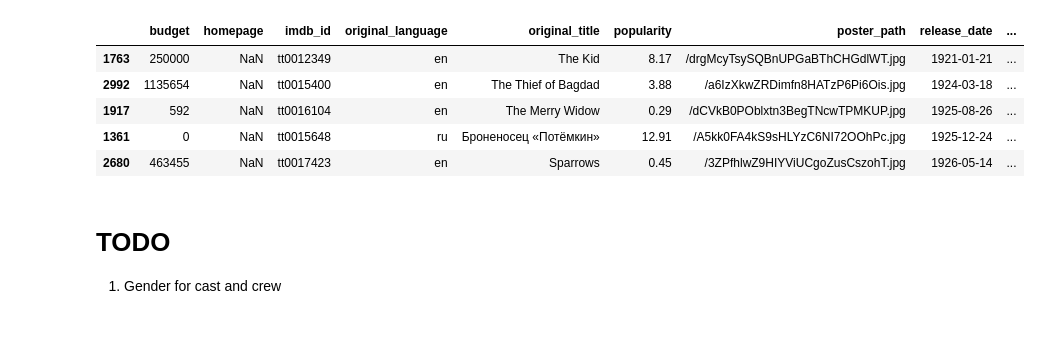
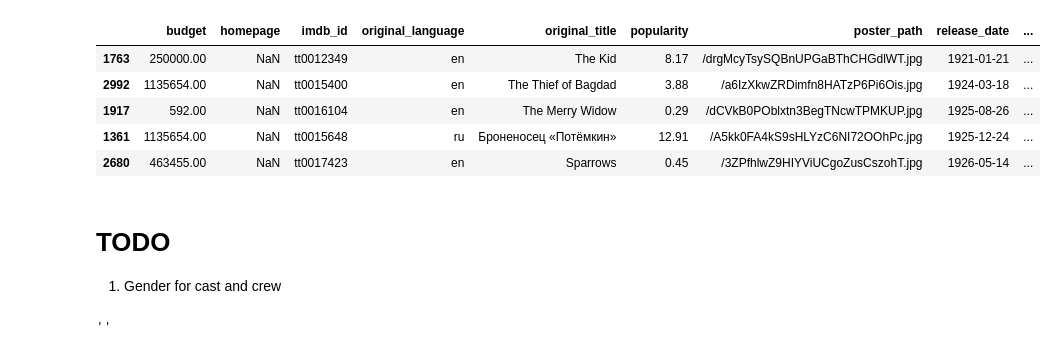
Before and after one commit to Idan707/Kaggle_TMDB_Box_Office_Prediction, a Jupyter notebook: Kaggle_TMDB_Box_Office_Prediction.ipynb, the cells around one changed output. Cells and saved outputs as stored; diff of their text form; code cells hidden in the pictures.

```diff
--- a/Kaggle_TMDB_Box_Office_Prediction.ipynb
+++ b/Kaggle_TMDB_Box_Office_Prediction.ipynb
@@ -86,14 +86,15 @@ def extract_common(df, col, limit, apply_dict_to_col=True):
                               index=df.index))
     return df
 
-def last_year_metrics(df, agg_col='release_date_Year', calc_col=['revenue','imdb_id','popularity'], leg=1):
-    temp = df.groupby([agg_col]).agg({calc_col[0]: 'mean',
-                                      calc_col[1]: 'count',
-                                      calc_col[2]: 'mean'}).shift(leg).reset_index()
+def last_year_metrics(df, agg_col='release_date_Year', calc_col=['revenue','imdb_id','popularity','budget'], leg=1):
 
-    temp = temp.rename(index=str, columns={'revenue':'last_period_mean_revenue',
-                                           'imdb_id': 'last_period_movie_count',
-                                           'popularity':'last_period_popularity_mean'})
+    temp = df.groupby([agg_col]).agg(last_period_mean_revenue = (calc_col[0], 'mean'),
+                                     last_period_median_revenue = (calc_col[0], 'median'),
+                                     last_period_movies_count = (calc_col[1], 'count'),
+                                     last_period_mean_popularity = (calc_col[2], 'mean'),
+                                     last_period_median_popularity = (calc_col[2], 'median'),
+                                     last_period_mean_budget = (calc_col[3], 'mean'),
+                                     last_period_median_budget = (calc_col[3], 'median')).shift(leg).reset_index()
 
     return pd.merge(df, temp, on=['release_date_Year'], how='left')
 
@@ -137,38 +138,42 @@ def extract_common_overview_words(df, col):
 
     return df
 
 
 df = extract_genres(train)
 
 df = extract_common(df, col='production_companies', limit=30)
 df = extract_common(df, col='production_countries', limit=20)
 df = extract_common(df, col='spoken_languages', limit=15)
 df = extract_common(df, col='Keywords', limit=15)
 df = extract_common(df, col='cast', limit=15)
 df = extract_common(df, col='crew', limit=15)
 
 df = add_datepart(df,col = 'release_date')
 df = last_year_metrics(df)
 df = days_diff_from_last_movie(df)
 df = ratios(df)
 df = extract_common_overview_words(df, col='overview')
 
 df['belongs_to_collection_bool'] = np.where(df['belongs_to_collection'].isna(), 0, 1)
 df.drop(['belongs_to_collection'], axis=1, inplace=True)
 
 # counting the numbers of words in the movie title
 df['original_title_words'] = df.original_title.str.split()
 df['original_title_words'] = df['original_title_words'].apply(lambda x: len(x))
 
+# fill missing values
+df['budget'] = np.where(df['budget'] == 0, df['last_period_median_budget'], df['budget'])
+#df['revenue'] = np.where(df['budget'] == 0, df['last_period_median_budget'], df['budget'])
+
 
 df.head(5)
 # %% [output]
 |  | budget | homepage | imdb_id | original_language | original_title | popularity | poster_path | release_date | ... |
-| 1763 | 250000 | NaN | tt0012349 | en | The Kid | 8.17 | /drgMcyTsySQBnUPGaBThCHGdlWT.jpg | 1921-01-21 | ... |
-| 2992 | 1135654 | NaN | tt0015400 | en | The Thief of Bagdad | 3.88 | /a6IzXkwZRDimfn8HATzP6Pi6Ois.jpg | 1924-03-18 | ... |
-| 1917 | 592 | NaN | tt0016104 | en | The Merry Widow | 0.29 | /dCVkB0POblxtn3BegTNcwTPMKUP.jpg | 1925-08-26 | ... |
-| 1361 | 0 | NaN | tt0015648 | ru | Броненосец «Потёмкин» | 12.91 | /A5kk0FA4kS9sHLYzC6NI72OOhPc.jpg | 1925-12-24 | ... |
-| 2680 | 463455 | NaN | tt0017423 | en | Sparrows | 0.45 | /3ZPfhlwZ9HIYViUCgoZusCszohT.jpg | 1926-05-14 | ... |
+| 1763 | 250000.00 | NaN | tt0012349 | en | The Kid | 8.17 | /drgMcyTsySQBnUPGaBThCHGdlWT.jpg | 1921-01-21 | ... |
+| 2992 | 1135654.00 | NaN | tt0015400 | en | The Thief of Bagdad | 3.88 | /a6IzXkwZRDimfn8HATzP6Pi6Ois.jpg | 1924-03-18 | ... |
+| 1917 | 592.00 | NaN | tt0016104 | en | The Merry Widow | 0.29 | /dCVkB0POblxtn3BegTNcwTPMKUP.jpg | 1925-08-26 | ... |
+| 1361 | 1135654.00 | NaN | tt0015648 | ru | Броненосец «Потёмкин» | 12.91 | /A5kk0FA4kS9sHLYzC6NI72OOhPc.jpg | 1925-12-24 | ... |
+| 2680 | 463455.00 | NaN | tt0017423 | en | Sparrows | 0.45 | /3ZPfhlwZ9HIYViUCgoZusCszohT.jpg | 1926-05-14 | ... |
 # %% [markdown]
 # TODO
 1. Gender for cast and crew
@@ -174,0 +184,13 @@ df.head(5)
+# %%
+url = urlopen('http://www.imdb.com/title/tt0018455').read()
+soup = BeautifulSoup(url,"html.parser")
+
+def get_budget(soup):
+    try:
+        html_budget = (soup.findAll("h4", text="Budget:"))[0].parent
+        return ((html_budget.text).split())[0]
+    except: return ''
+
+get_budget(soup)
+# %% [output]
+''
```
Also changed, not shown: parts of 1 cell of this notebook.
